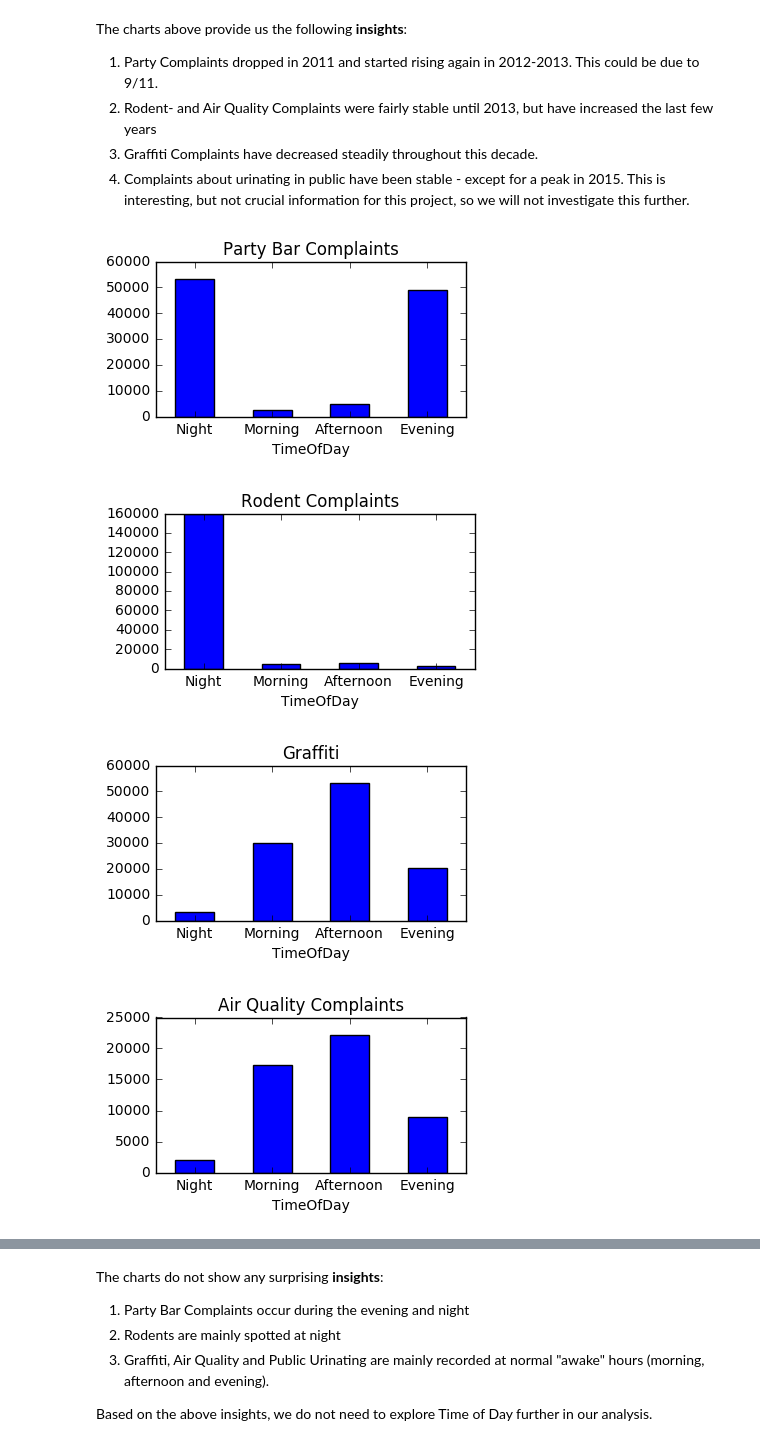
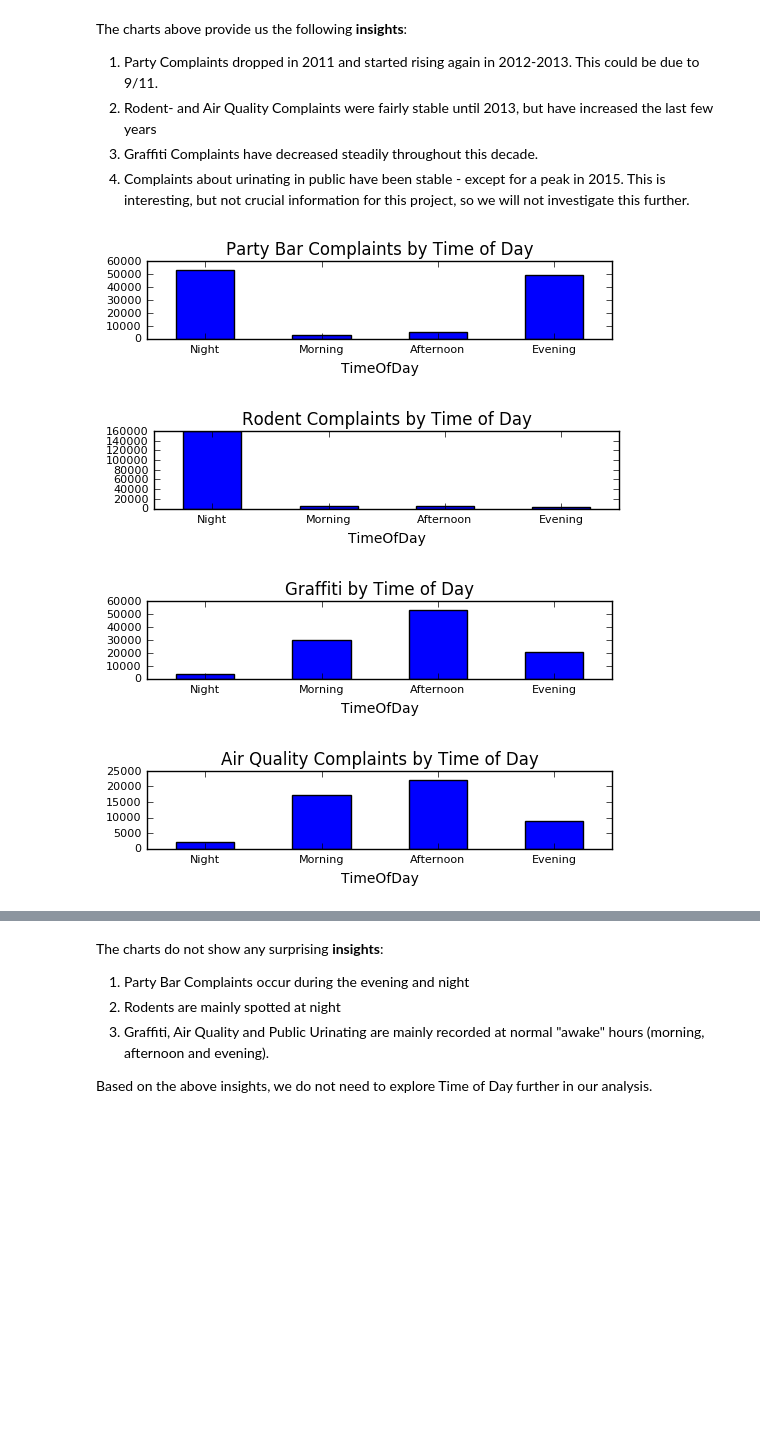
Before and after one commit to cschleidt/sdaav, a Jupyter notebook: notebooks/Social-Data-Final-Project-Notebook.ipynb, the cells around one changed output, grey strips where cells are left out. Drawn from its saved outputs; the diff is of its cells as text; code cells hidden in the pictures; blank space fills up the shorter version.

```diff
--- a/notebooks/Social-Data-Final-Project-Notebook.ipynb
+++ b/notebooks/Social-Data-Final-Project-Notebook.ipynb
@@ -31,6 +32,8 @@ import urllib2
 import numpy as np
 from scipy import stats
 from matplotlib import pyplot as plt
+%matplotlib inline
+plt.rcParams["figure.figsize"] = [16,16]
 import matplotlib.image as mpimg
 import pylab as pl
 import random as rand
@@ -424,20 +398,20 @@ The charts above provide us the following **insights**:
 # %%
 # Find Time of Day distribution of each complaint type
 party_bar_TimeOfDay_dist = pd.pivot_table(party_bar, values='Unique Key', index=['TimeOfDay'],aggfunc='count').reset_index()
 rodent_TimeOfDay_dist = pd.pivot_table(rodent, values='Unique Key', index=['TimeOfDay'],aggfunc='count').reset_index()
 graffiti_TimeOfDay_dist = pd.pivot_table(graffiti, values='Unique Key', index=['TimeOfDay'],aggfunc='count').reset_index()
 air_TimeOfDay_dist = pd.pivot_table(air, values='Unique Key', index=['TimeOfDay'],aggfunc='count').reset_index()
 urine_TimeOfDay_dist = pd.pivot_table(urine, values='Unique Key', index=['TimeOfDay'],aggfunc='count').reset_index()
 
 # Plot Time of day distributions of Complaints
-party_bar_TimeOfDay_dist.plot(x="TimeOfDay",y="Unique Key", kind="bar",figsize=(4,2),title="Party Bar Complaints",fontsize=10,rot=0,legend=None)
-rodent_TimeOfDay_dist.plot(x="TimeOfDay",y="Unique Key", kind="bar",figsize=(4,2),title="Rodent Complaints",fontsize=10,rot=0,legend=None)
-graffiti_TimeOfDay_dist.plot(x="TimeOfDay",y="Unique Key", kind="bar",figsize=(4,2),title="Graffiti",fontsize=10,rot=0,legend=None)
-air_TimeOfDay_dist.plot(x="TimeOfDay",y="Unique Key", kind="bar",figsize=(4,2),title="Air Quality Complaints",fontsize=10,rot=0,legend=None)
-urine_TimeOfDay_dist.plot(x="TimeOfDay",y="Unique Key", kind="bar",figsize=(4,2),title="Public Urinating Complaints",fontsize=10,rot=0,legend=None)
+party_bar_TimeOfDay_dist.plot(x="TimeOfDay",y="Unique Key", kind="bar",figsize=(6,1),title="Party Bar Complaints by Time of Day",fontsize=8,rot=0,legend=None)
+rodent_TimeOfDay_dist.plot(x="TimeOfDay",y="Unique Key", kind="bar",figsize=(6,1),title="Rodent Complaints by Time of Day",fontsize=8,rot=0,legend=None)
+graffiti_TimeOfDay_dist.plot(x="TimeOfDay",y="Unique Key", kind="bar",figsize=(6,1),title="Graffiti by Time of Day",fontsize=8,rot=0,legend=None)
+air_TimeOfDay_dist.plot(x="TimeOfDay",y="Unique Key", kind="bar",figsize=(6,1),title="Air Quality Complaints by Time of Day",fontsize=8,rot=0,legend=None)
+urine_TimeOfDay_dist.plot(x="TimeOfDay",y="Unique Key", kind="bar",figsize=(6,1),title="Public Urinating Complaints by Time of Day",fontsize=8,rot=0,legend=None)
 plt.show()
 # %% [output]
-[figure, old version]
+[figure, new version]
-[figure, old version]
+[figure, new version]
-[figure, old version]
+[figure, new version]
-[figure, old version]
+[figure, new version]
```
Also changed, not shown: parts of 37 cells of this notebook, 1 other file.
